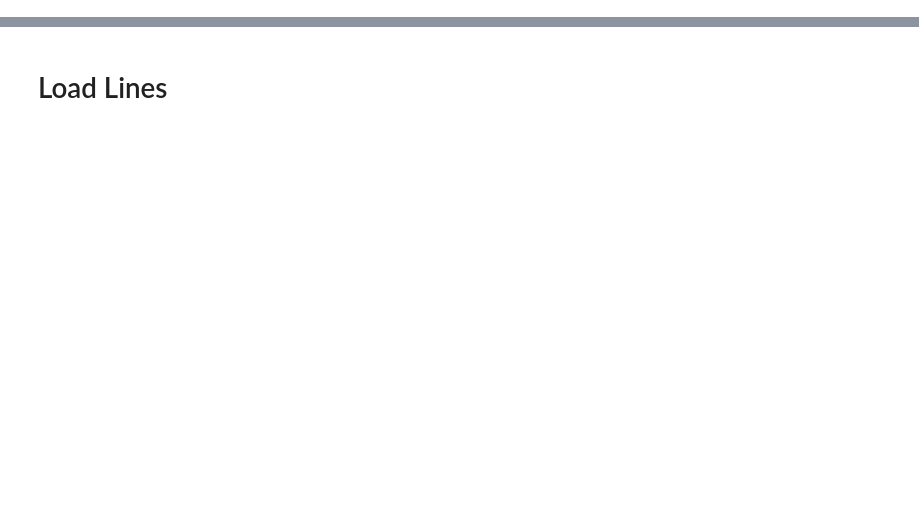
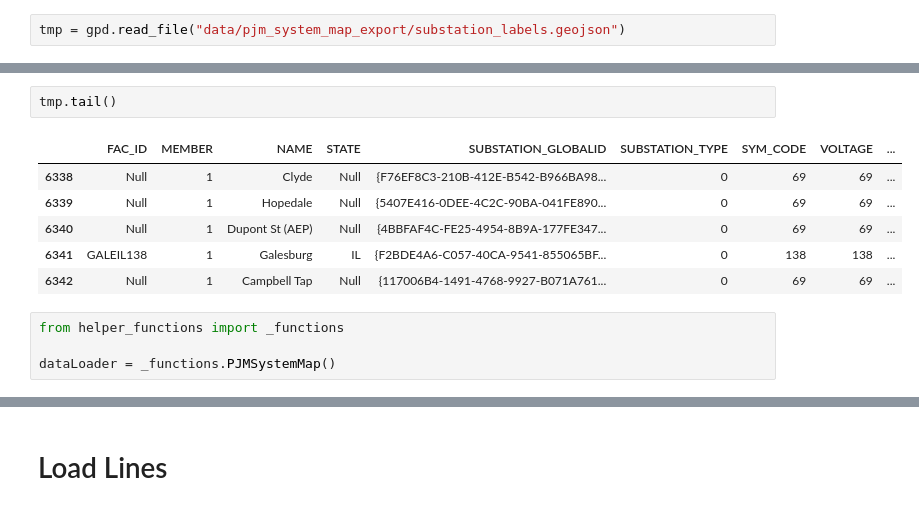
Before and after one commit to hueyhuilonghan/power_trading, a Jupyter notebook: pjm_system_map/pjm_system_map_handling.ipynb, the cells around one changed output, grey strips where cells are left out. Cells and saved outputs as stored; diff of their text form; blank space fills up the shorter version.

```diff
--- a/pjm_system_map/pjm_system_map_handling.ipynb
+++ b/pjm_system_map/pjm_system_map_handling.ipynb
@@ -24,0 +18,2 @@ from geovoronoi.plotting import subplot_for_map, plot_voronoi_polys_with_points_
+# %%
+tmp = gpd.read_file("data/pjm_system_map_export/substation_labels.geojson")
@@ -24,0 +32,13 @@ from geovoronoi.plotting import subplot_for_map, plot_voronoi_polys_with_points_
+# %%
+tmp.tail()
+# %% [output]
+|  | FAC_ID | MEMBER | NAME | STATE | SUBSTATION_GLOBALID | SUBSTATION_TYPE | SYM_CODE | VOLTAGE | ... |
+| 6338 | Null | 1 | Clyde | Null | {F76EF8C3-210B-412E-B542-B966BA98... | 0 | 69 | 69 | ... |
+| 6339 | Null | 1 | Hopedale | Null | {5407E416-0DEE-4C2C-90BA-041FE890... | 0 | 69 | 69 | ... |
+| 6340 | Null | 1 | Dupont St (AEP) | Null | {4BBFAF4C-FE25-4954-8B9A-177FE347... | 0 | 69 | 69 | ... |
+| 6341 | GALEIL138 | 1 | Galesburg | IL | {F2BDE4A6-C057-40CA-9541-855065BF... | 0 | 138 | 138 | ... |
+| 6342 | Null | 1 | Campbell Tap | Null | {117006B4-1491-4768-9927-B071A761... | 0 | 69 | 69 | ... |
+# %%
+from helper_functions import _functions
+
+dataLoader = _functions.PJMSystemMap()
```
Also changed, not shown: parts of 65 cells of this notebook.
